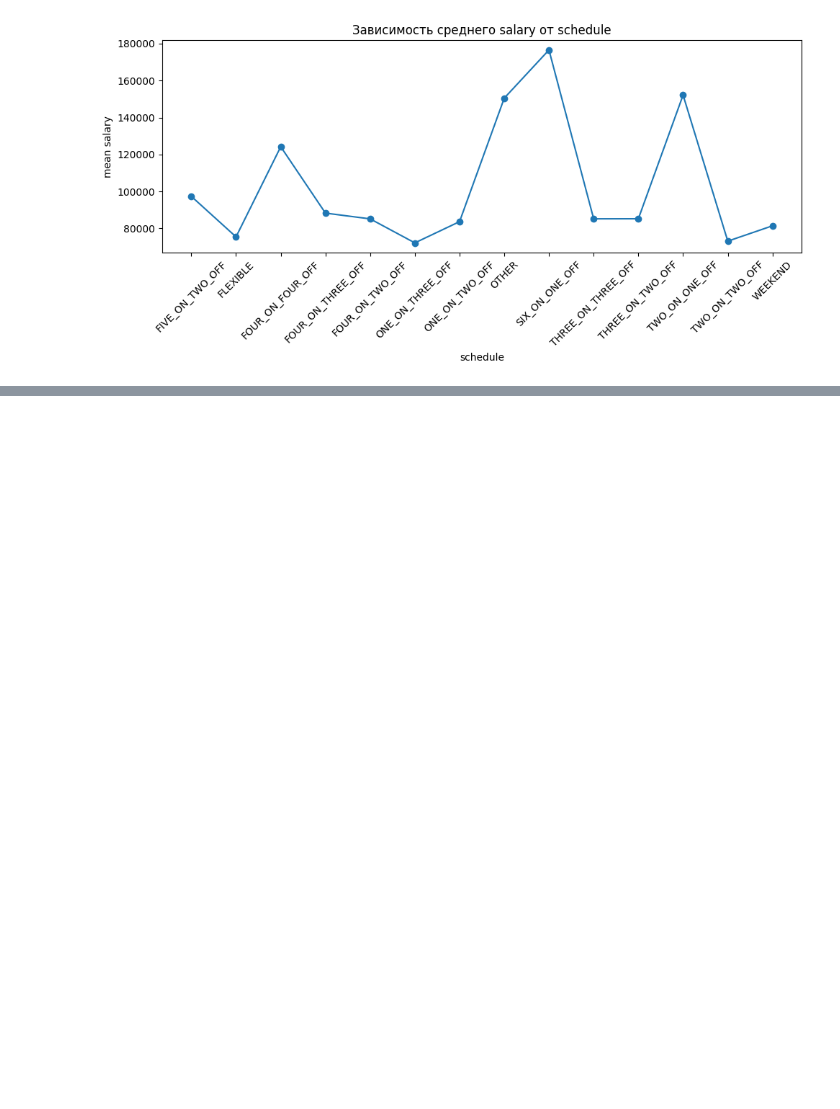
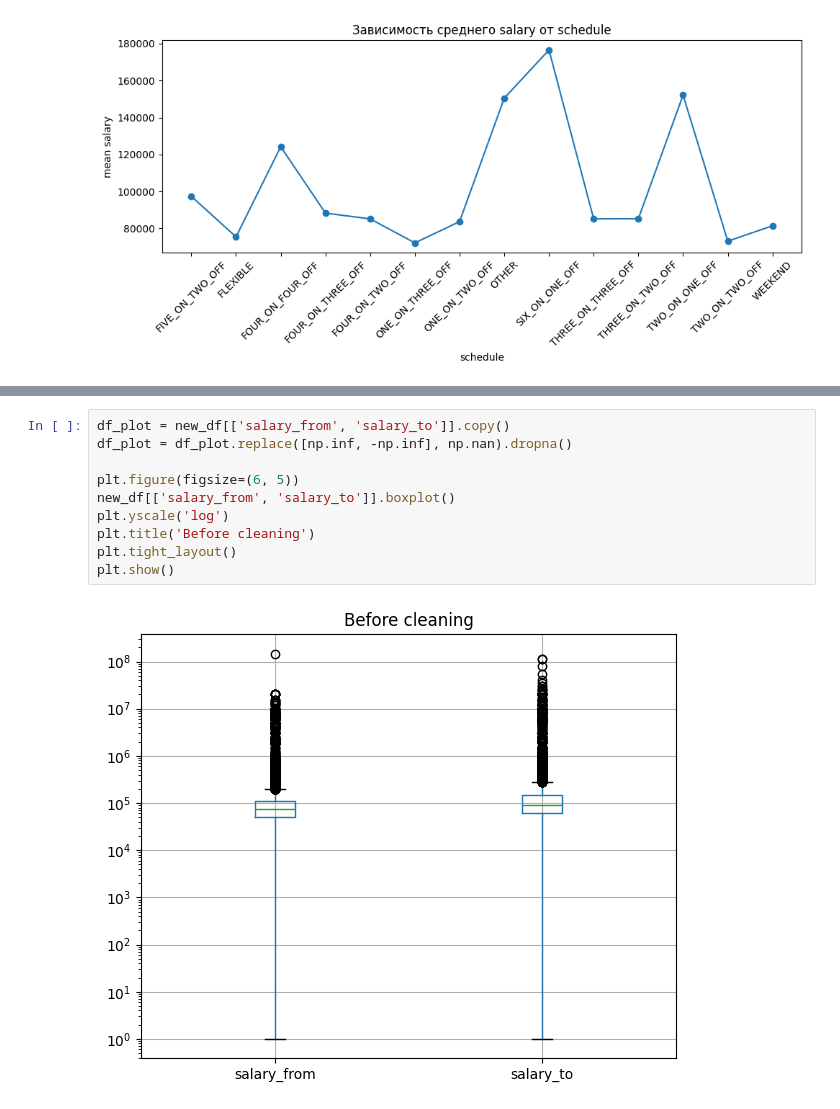
Before and after one commit to maximka-44js/project, a Jupyter notebook: model_final.ipynb, the cells around one changed output, grey strips where cells are left out. Drawn from its saved outputs; the diff is of its cells as text; blank space fills up the shorter version.

```diff
--- a/model_final.ipynb
+++ b/model_final.ipynb
@@ -127,3 +106,15 @@ new_df.head(10)
+# %%
+df_plot = new_df[['salary_from', 'salary_to']].copy()
+df_plot = df_plot.replace([np.inf, -np.inf], np.nan).dropna()
+
+plt.figure(figsize=(6, 5))
+new_df[['salary_from', 'salary_to']].boxplot()
+plt.yscale('log')
+plt.title('Before cleaning')
+plt.tight_layout()
+plt.show()
+# %% [output]
+[figure, added]
 # %%
 # уборка пропусков выбросов и аномалии
 X = new_df.drop(columns=['salary_from', 'salary_to'])
```
Also changed, not shown: parts of 13 cells of this notebook.
